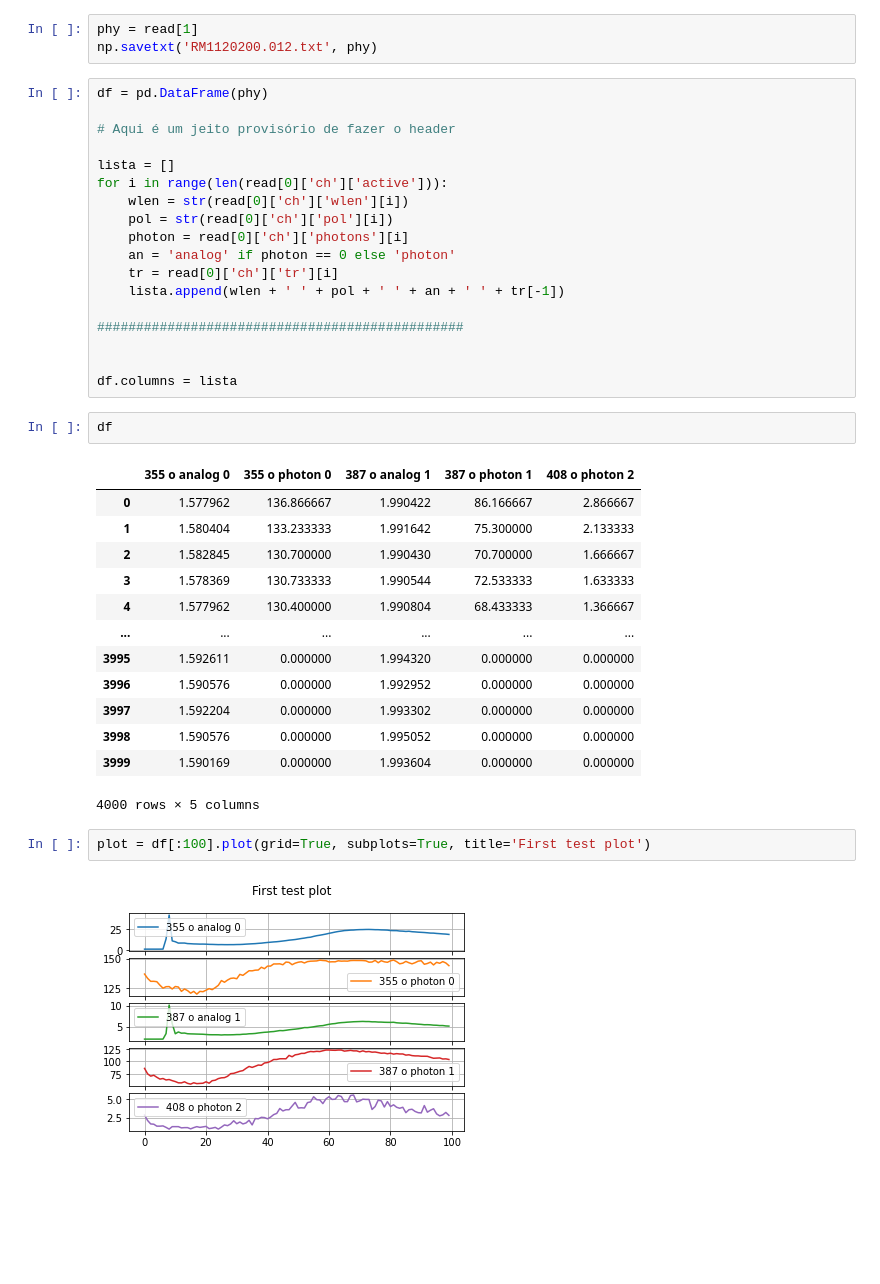
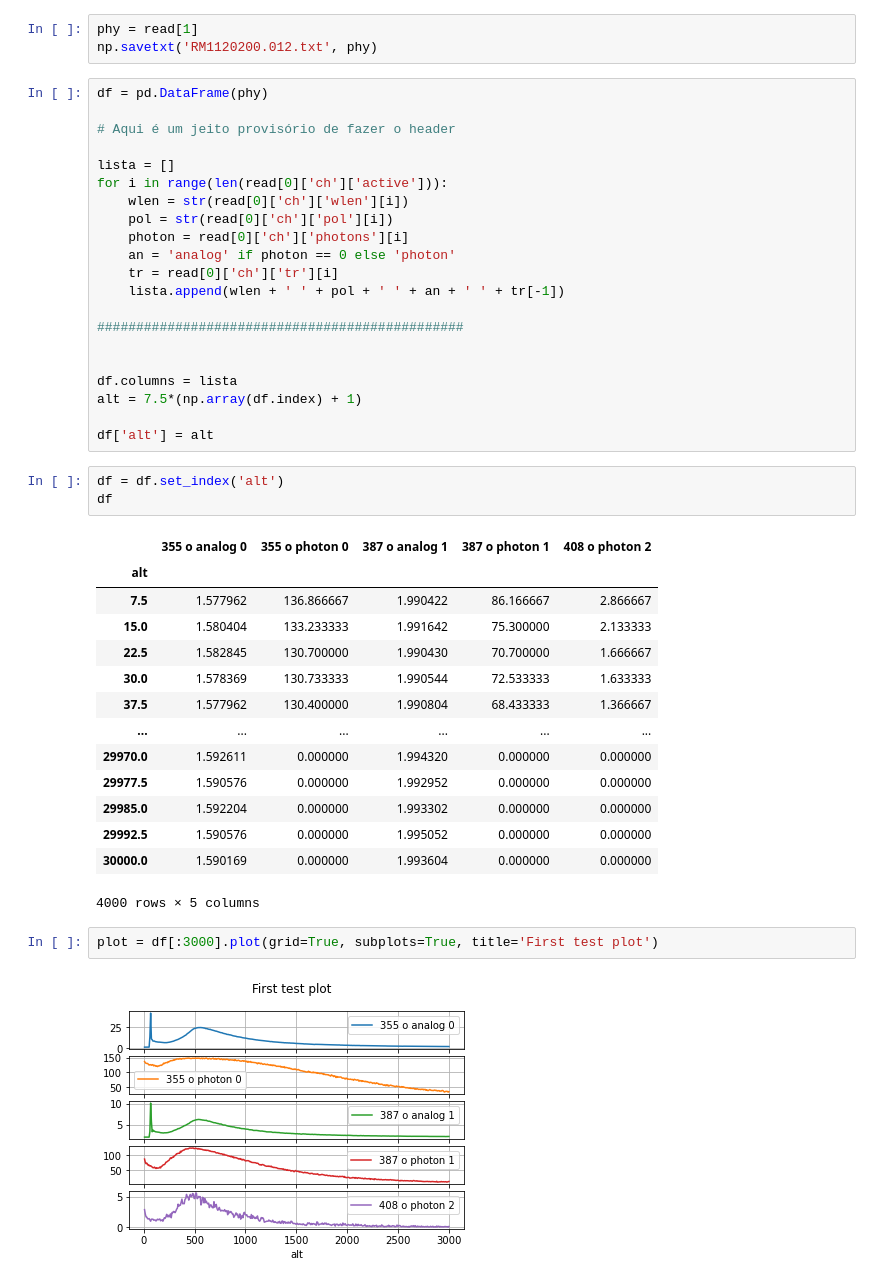
Before and after one commit to hmjbarbosa/RMlicelPython, a Jupyter notebook: profile_read_python.ipynb, the cells around one changed output. Cells and saved outputs as stored; diff of their text form; blank space fills up the shorter version.

Commit message:
Inverse signal - first try (still wrong)

```diff
--- a/profile_read_python.ipynb
+++ b/profile_read_python.ipynb
@@ -229,23 +229,28 @@ for i in range(len(read[0]['ch']['active'])):
 
 
 df.columns = lista
+alt = 7.5*(np.array(df.index) + 1)
+
+df['alt'] = alt
 # %%
+df = df.set_index('alt')
 df
 # %% [output]
 |  | 355 o analog 0 | 355 o photon 0 | 387 o analog 1 | 387 o photon 1 | 408 o photon 2 |
-| 0 | 1.577962 | 136.866667 | 1.990422 | 86.166667 | 2.866667 |
-| 1 | 1.580404 | 133.233333 | 1.991642 | 75.300000 | 2.133333 |
-| 2 | 1.582845 | 130.700000 | 1.990430 | 70.700000 | 1.666667 |
-| 3 | 1.578369 | 130.733333 | 1.990544 | 72.533333 | 1.633333 |
-| 4 | 1.577962 | 130.400000 | 1.990804 | 68.433333 | 1.366667 |
+| alt |  |  |  |  |  |
+| 7.5 | 1.577962 | 136.866667 | 1.990422 | 86.166667 | 2.866667 |
+| 15.0 | 1.580404 | 133.233333 | 1.991642 | 75.300000 | 2.133333 |
+| 22.5 | 1.582845 | 130.700000 | 1.990430 | 70.700000 | 1.666667 |
+| 30.0 | 1.578369 | 130.733333 | 1.990544 | 72.533333 | 1.633333 |
+| 37.5 | 1.577962 | 130.400000 | 1.990804 | 68.433333 | 1.366667 |
 | ... | ... | ... | ... | ... | ... |
-| 3995 | 1.592611 | 0.000000 | 1.994320 | 0.000000 | 0.000000 |
-| 3996 | 1.590576 | 0.000000 | 1.992952 | 0.000000 | 0.000000 |
-| 3997 | 1.592204 | 0.000000 | 1.993302 | 0.000000 | 0.000000 |
-| 3998 | 1.590576 | 0.000000 | 1.995052 | 0.000000 | 0.000000 |
-| 3999 | 1.590169 | 0.000000 | 1.993604 | 0.000000 | 0.000000 |
+| 29970.0 | 1.592611 | 0.000000 | 1.994320 | 0.000000 | 0.000000 |
+| 29977.5 | 1.590576 | 0.000000 | 1.992952 | 0.000000 | 0.000000 |
+| 29985.0 | 1.592204 | 0.000000 | 1.993302 | 0.000000 | 0.000000 |
+| 29992.5 | 1.590576 | 0.000000 | 1.995052 | 0.000000 | 0.000000 |
+| 30000.0 | 1.590169 | 0.000000 | 1.993604 | 0.000000 | 0.000000 |
 4000 rows × 5 columns
 # %%
-plot = df[:100].plot(grid=True, subplots=True, title='First test plot')
+plot = df[:3000].plot(grid=True, subplots=True, title='First test plot')
 # %% [output]
-[figure, old version]
+[figure, new version]
```
Also changed, not shown: parts of 3 cells of this notebook, 1 other file.
